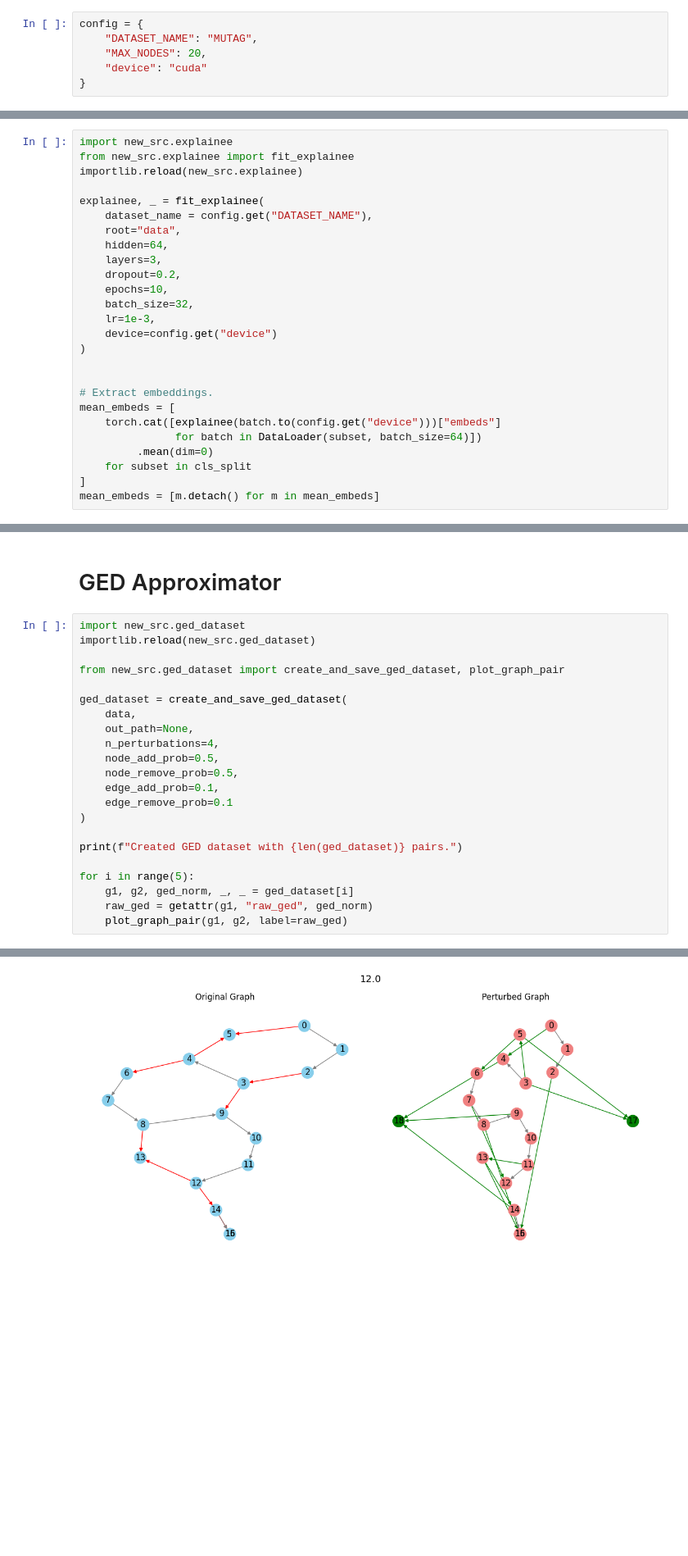
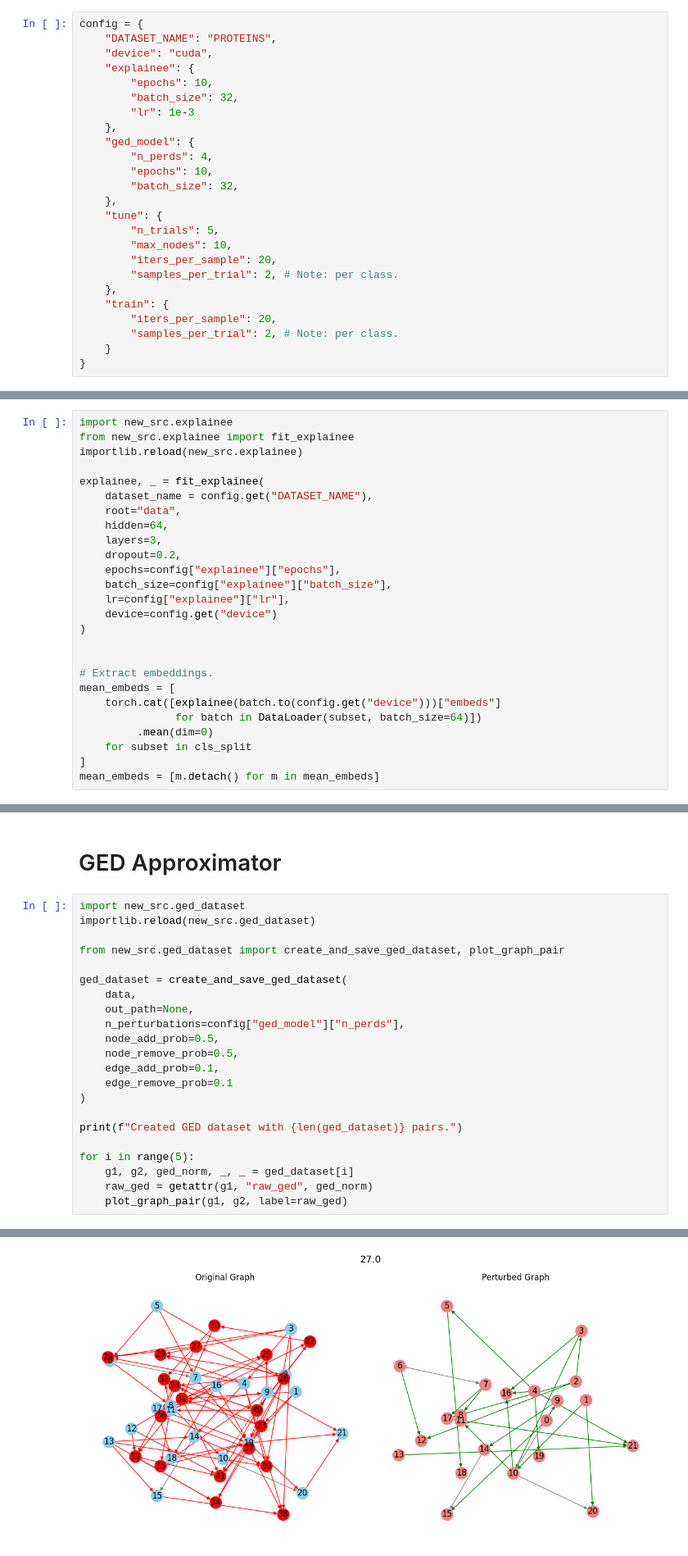
Before and after one commit to Tiny-Quant/GNN-EGG, a Jupyter notebook: revisions/Generic_Results_Notebook.ipynb, the cells around one changed output, grey strips where cells are left out. Shown at 82% size. Drawn from its saved outputs; the diff is of its cells as text; blank space fills up the shorter version.

```diff
--- a/revisions/Generic_Results_Notebook.ipynb
+++ b/revisions/Generic_Results_Notebook.ipynb
@@ -19,8 +15,27 @@ from torch_geometric.utils import from_networkx
 # %%
 config = {
-    "DATASET_NAME": "MUTAG",
-    "MAX_NODES": 20,
-    "device": "cuda"
+    "DATASET_NAME": "PROTEINS",
+    "device": "cuda",
+    "explainee": {
+        "epochs": 10,
+        "batch_size": 32,
+        "lr": 1e-3
+    },
+    "ged_model": {
+        "n_perds": 4,
+        "epochs": 10,
+        "batch_size": 32,
+    },
+    "tune": {
+        "n_trials": 5,
+        "max_nodes": 10,
+        "iters_per_sample": 20,
+        "samples_per_trial": 2, # Note: per class.
+    },
+    "train": {
+        "iters_per_sample": 20,
+        "samples_per_trial": 2, # Note: per class.
+    }
 }
 # %% [markdown]
 # Data
@@ -44,9 +59,9 @@ explainee, _ = fit_explainee(
     hidden=64,
     layers=3,
     dropout=0.2,
-    epochs=10,
-    batch_size=32,
-    lr=1e-3,
+    epochs=config["explainee"]["epochs"],
+    batch_size=config["explainee"]["batch_size"],
+    lr=config["explainee"]["lr"],
     device=config.get("device")
 )
 
@@ -82,7 +97,7 @@ from new_src.ged_dataset import create_and_save_ged_dataset, plot_graph_pair
 ged_dataset = create_and_save_ged_dataset(
     data,
     out_path=None,
-    n_perturbations=4,
+    n_perturbations=config["ged_model"]["n_perds"],
     node_add_prob=0.5,
     node_remove_prob=0.5,
     edge_add_prob=0.1,
@@ -104 +119 @@ Created GED dataset with 752 pairs.
-[figure, old version]
+[figure, new version]
```
Also changed, not shown: parts of 17 cells of this notebook, 1 other file.
